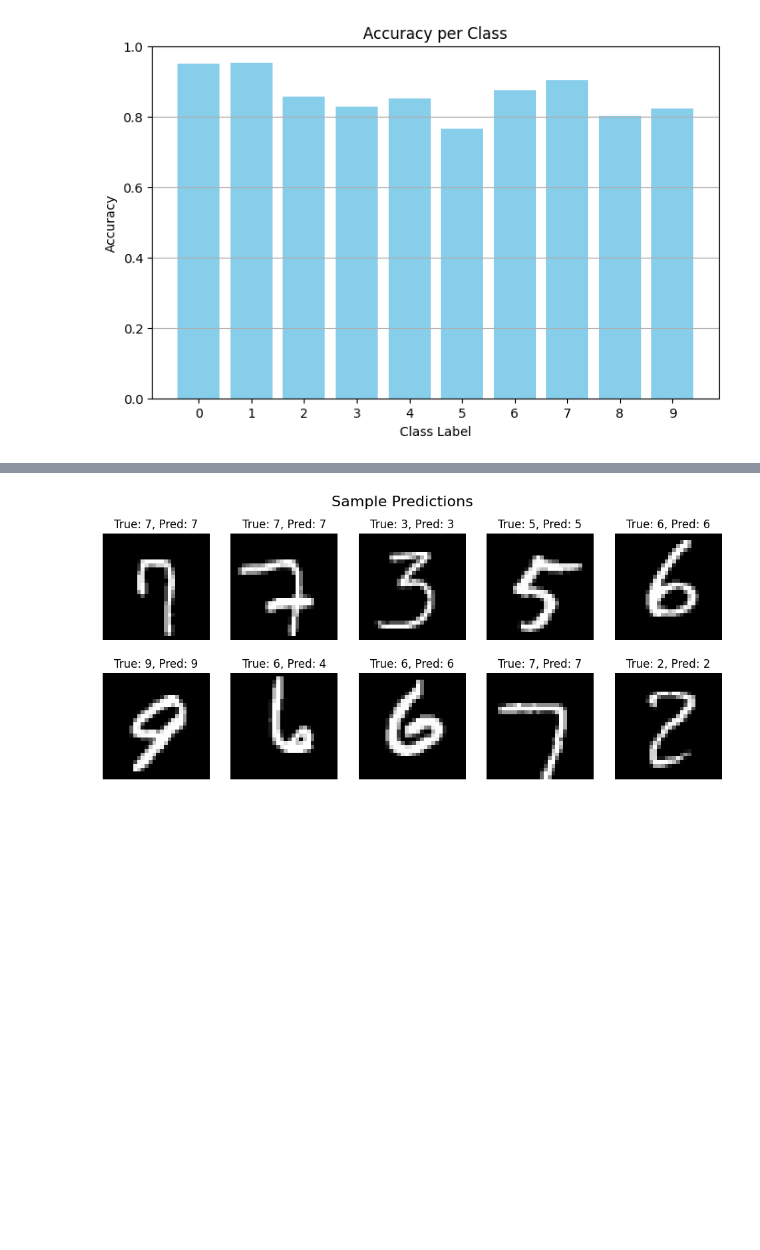
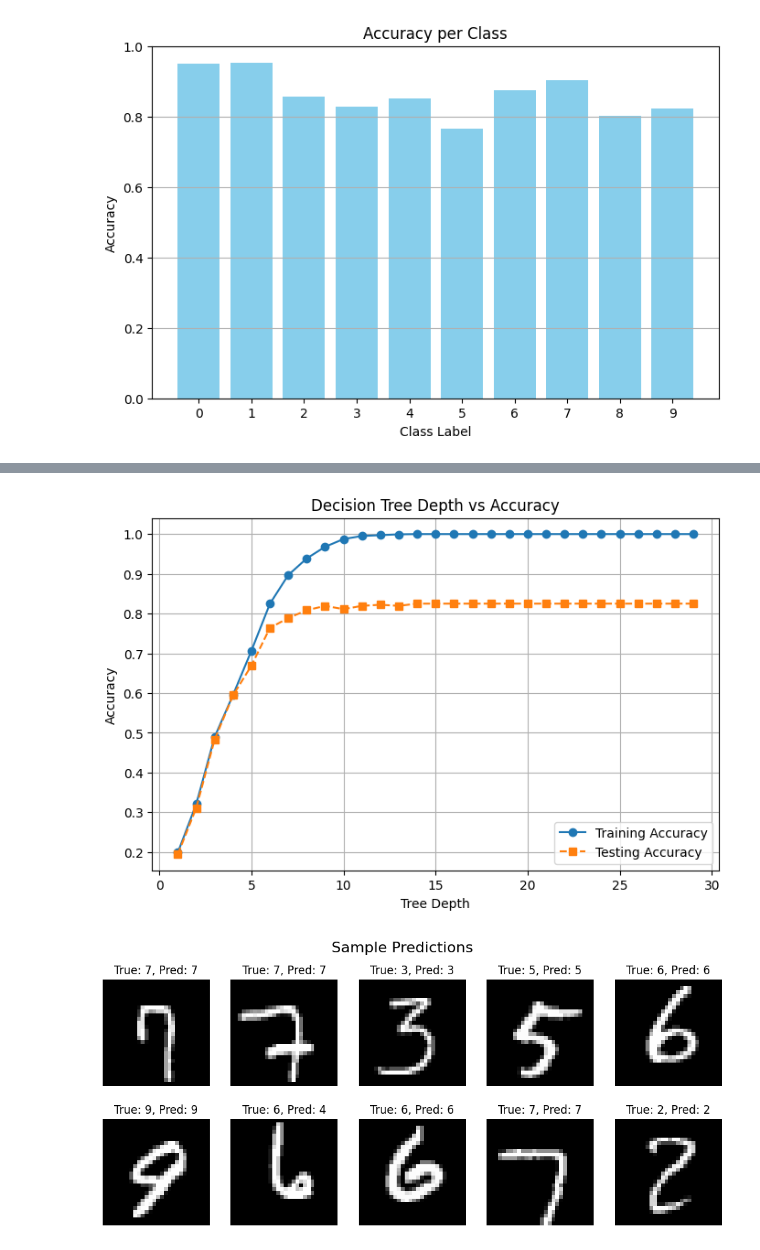
Before and after one commit to NitinVerma2027/PRML-Apr2025, a Jupyter notebook: ml_ipynb_files/decision_tree.ipynb, the cells around one changed output, grey strips where cells are left out. Cells and saved outputs as stored; diff of their text form; code cells hidden in the pictures; blank space fills up the shorter version.

```diff
--- a/ml_ipynb_files/decision_tree.ipynb
+++ b/ml_ipynb_files/decision_tree.ipynb
@@ -361,3 +232,47 @@ plot_entropy_cost(X_train, y_train)
+# %%
+import numpy as np
+import matplotlib.pyplot as plt
+from sklearn.tree import DecisionTreeClassifier
+from sklearn.model_selection import train_test_split
+from sklearn.datasets import load_digits
+from sklearn.metrics import accuracy_score
+
+# Load handwritten digits dataset (MNIST-like)
+digits = load_digits()
+X, y = digits.data, digits.target  # Features and labels
+
+# Split dataset into train (80%) and test (20%)
+X_train, X_test, y_train, y_test = train_test_split(X, y, test_size=0.2, stratify=y, random_state=42)
+
+# Trying different depths
+depths = range(1, 30)  # Testing depths from 1 to 20
+train_acc = []
+test_acc = []
+
+for depth in depths:
+    clf = DecisionTreeClassifier(max_depth=depth, random_state=42)  # Create tree with given depth
+    clf.fit(X_train, y_train)  # Train the model
+
+    # Predict on train and test sets
+    train_pred = clf.predict(X_train)
+    test_pred = clf.predict(X_test)
+
+    # Calculate accuracies
+    train_acc.append(accuracy_score(y_train, train_pred))
+    test_acc.append(accuracy_score(y_test, test_pred))
+
+# Plot graph
+plt.figure(figsize=(8, 5))
+plt.plot(depths, train_acc, label="Training Accuracy", marker='o')
+plt.plot(depths, test_acc, label="Testing Accuracy", marker='s', linestyle='dashed')
+plt.xlabel("Tree Depth")
+plt.ylabel("Accuracy")
+plt.title("Decision Tree Depth vs Accuracy")
+plt.legend()
+plt.grid(True)
+plt.show()
+# %% [output]
+[figure, added]
 # %%
 fig, axes = plt.subplots(2, 5, figsize=(12, 5))
 fig.suptitle("Sample Predictions", fontsize=16)
```
Also changed, not shown: parts of 10 cells of this notebook.
